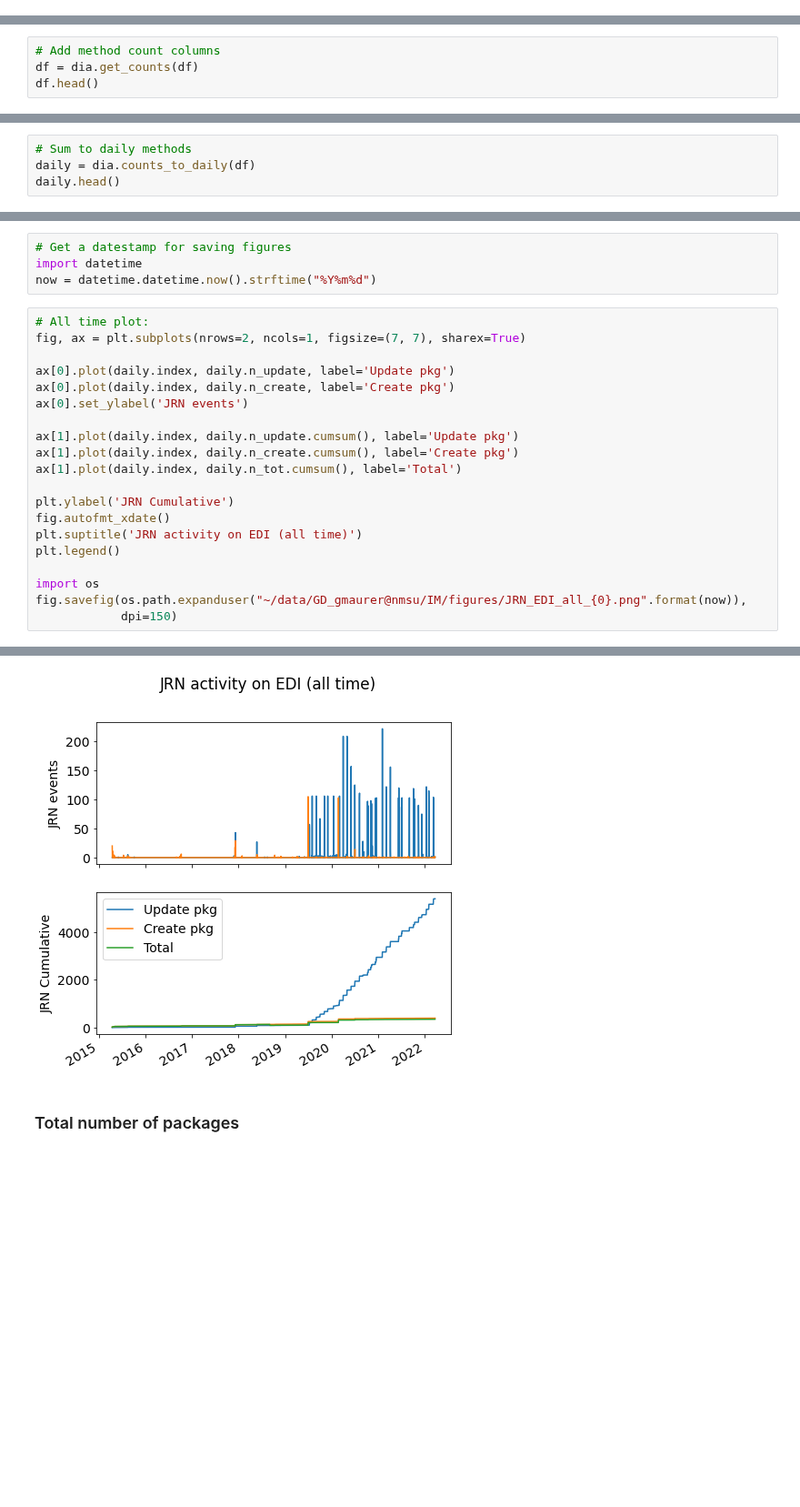
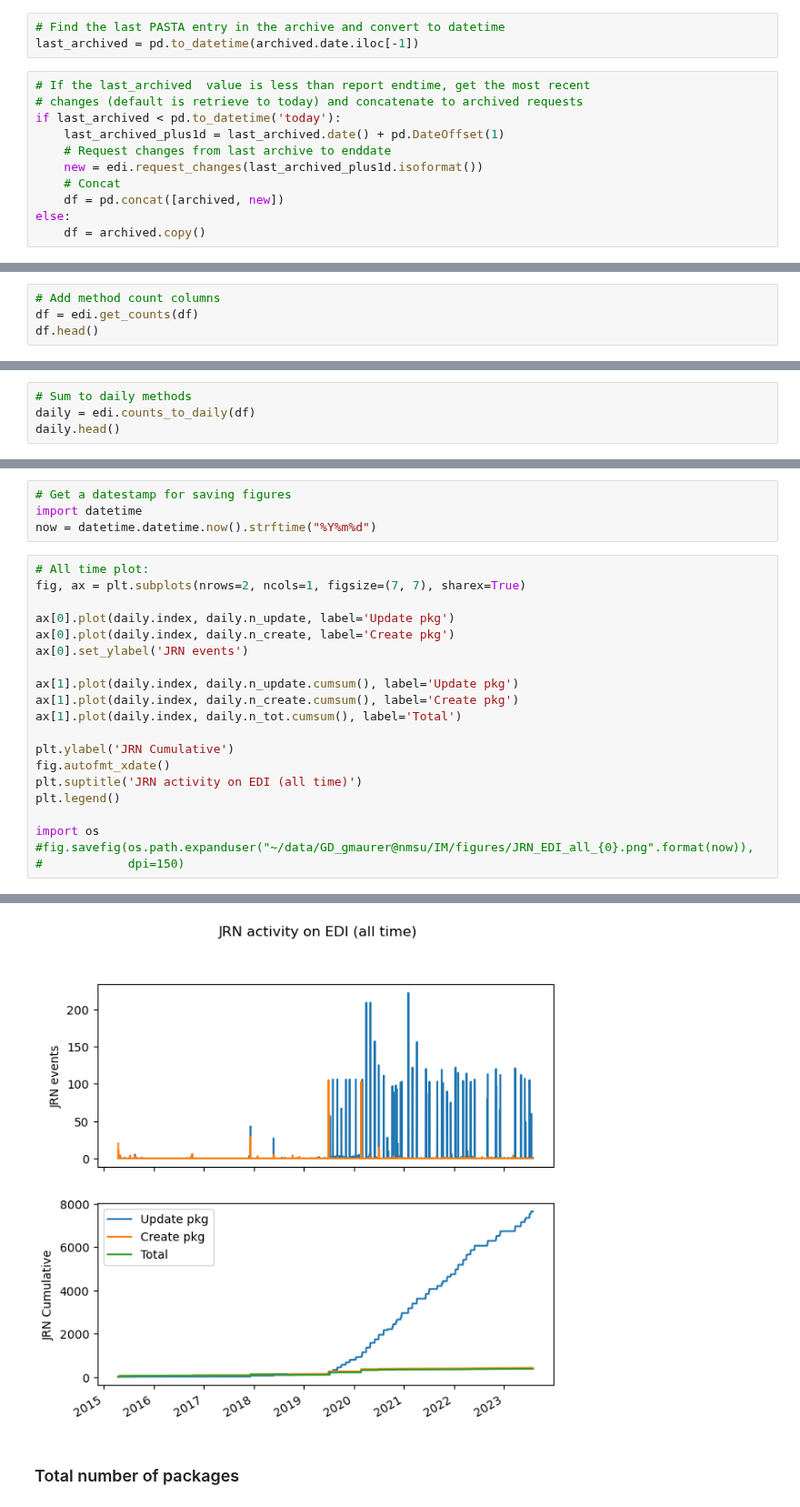
Before and after one commit to jornada-im/diagnostics, a Jupyter notebook: JRN-EDI-diagnostics.ipynb, the cells around one changed output, grey strips where cells are left out. Shown at 91% size. Cells and saved outputs as stored; diff of their text form; blank space fills up the shorter version.

```diff
--- a/JRN-EDI-diagnostics.ipynb
+++ b/JRN-EDI-diagnostics.ipynb
@@ -49,0 +34,14 @@ df.shape
+# %%
+# Find the last PASTA entry in the archive and convert to datetime
+last_archived = pd.to_datetime(archived.date.iloc[-1])
+# %%
+# If the last_archived  value is less than report endtime, get the most recent
+# changes (default is retrieve to today) and concatenate to archived requests
+if last_archived < pd.to_datetime('today'):
+    last_archived_plus1d = last_archived.date() + pd.DateOffset(1)
+    # Request changes from last archive to enddate
+    new = edi.request_changes(last_archived_plus1d.isoformat())
+    # Concat
+    df = pd.concat([archived, new])
+else:
+    df = archived.copy()
@@ -59,6 +61,6 @@ df.tail()
 # %%
 # Add method count columns
-df = dia.get_counts(df)
+df = edi.get_counts(df)
 df.head()
 # %% [output]
 |  | date | pkgid | action | n_update | n_create | n_delete | n_tot | studyid |
@@ -93,7 +95,7 @@ Name: pkgid, dtype: int64
 ## Create daily data file
 # %%
 # Sum to daily methods
-daily = dia.counts_to_daily(df)
+daily = edi.counts_to_daily(df)
 daily.head()
 # %% [output]
 |  | n_update | n_create | n_tot |
@@ -136,6 +138,6 @@ plt.suptitle('JRN activity on EDI (all time)')
 plt.legend()
 
 import os
-fig.savefig(os.path.expanduser("~/data/GD_gmaurer@nmsu/IM/figures/JRN_EDI_all_{0}.png".format(now)),
-            dpi=150)
+#fig.savefig(os.path.expanduser("~/data/GD_gmaurer@nmsu/IM/figures/JRN_EDI_all_{0}.png".format(now)),
+#            dpi=150)
 # %% [output]
@@ -144,4 +144,4 @@ findfont: Font family ['normal'] not found. Falling back to DejaVu Sans.
-[figure, old version]
+[figure, new version]
 # %% [markdown]
 ### Total number of packages
 # %%
```
Also changed, not shown: parts of 21 cells of this notebook, 7 other files.
